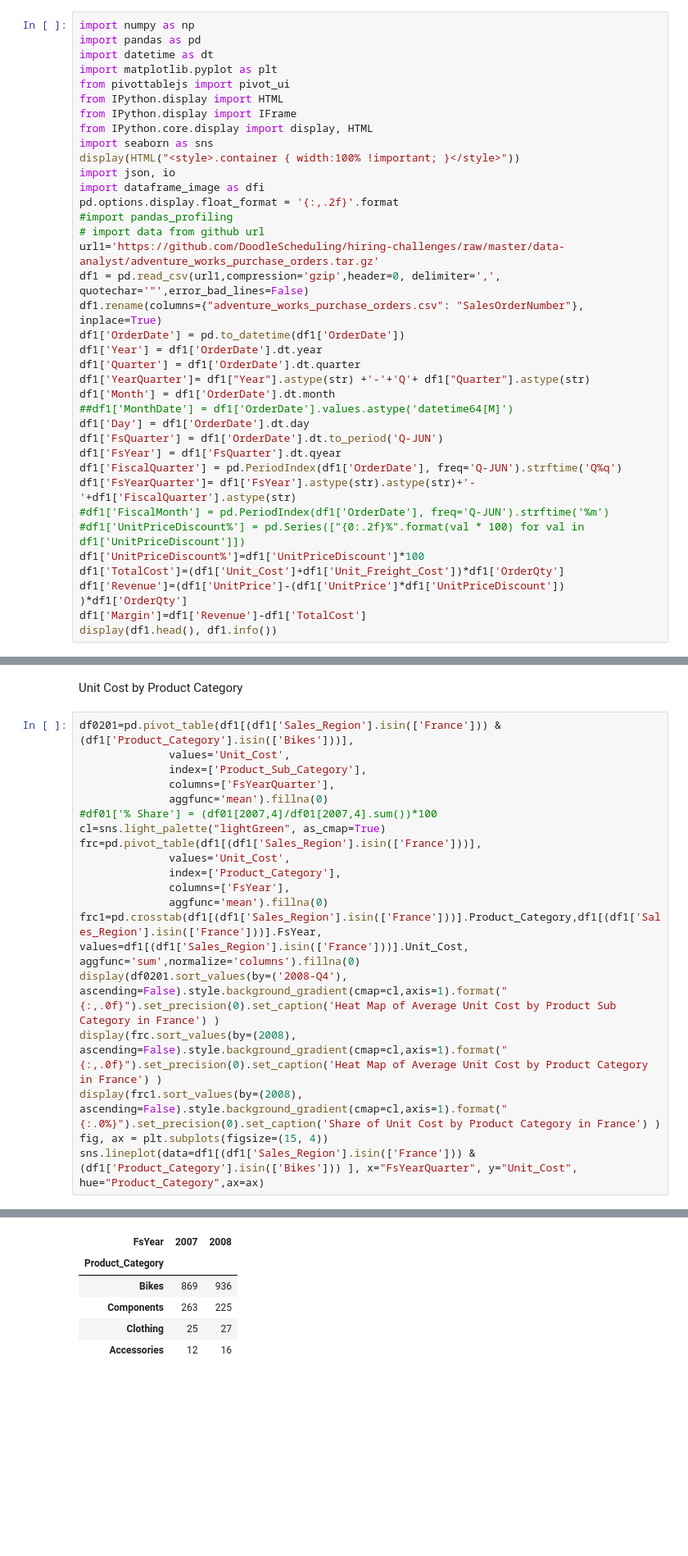
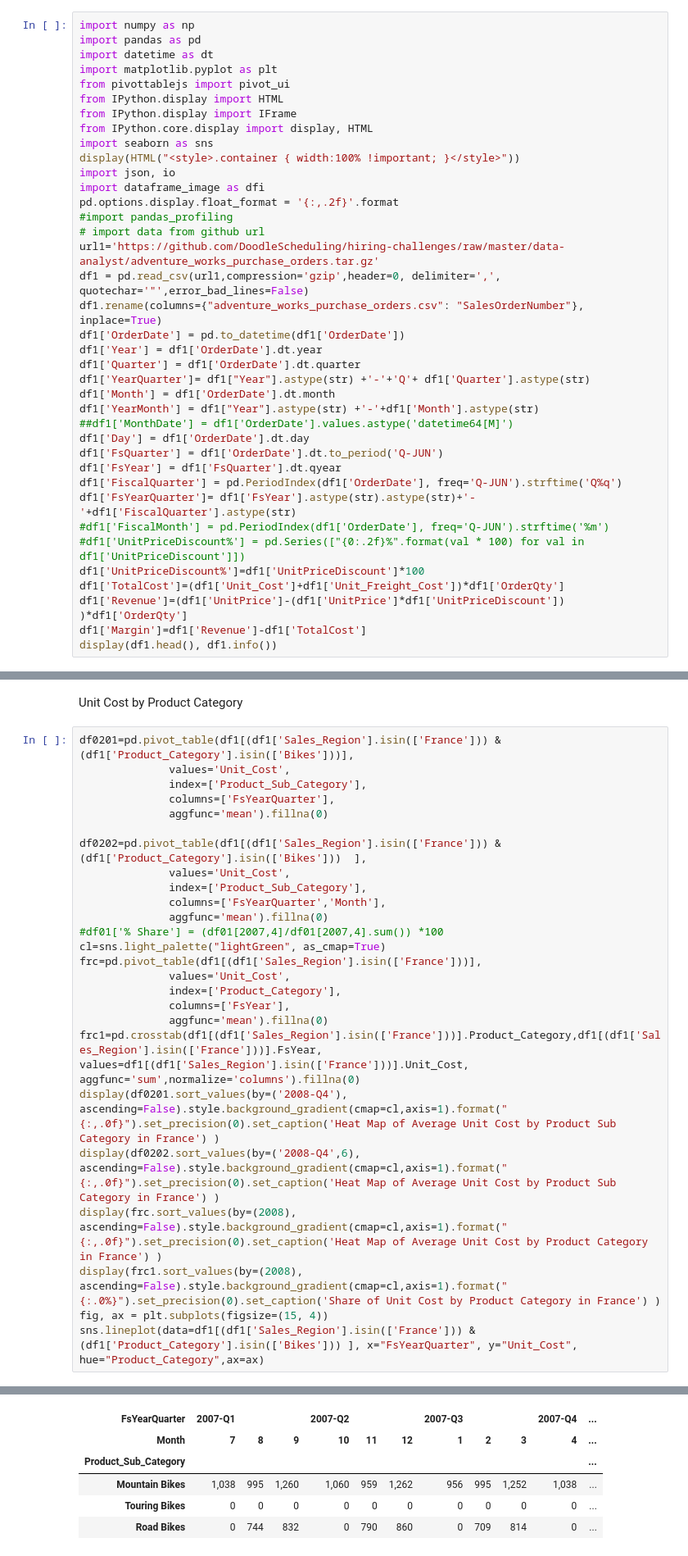
Before and after one commit to atimad/Adventure-Works-Cycles-Analysis, a Jupyter notebook: Cycles.ipynb, the cells around one changed output, grey strips where cells are left out. Shown at 82% size. Cells and saved outputs as stored; diff of their text form; blank space fills up the shorter version.

```diff
--- a/Cycles.ipynb
+++ b/Cycles.ipynb
@@ -22,8 +22,9 @@ df1.rename(columns={"adventure_works_purchase_orders.csv": "SalesOrderNumber"},
 df1['OrderDate'] = pd.to_datetime(df1['OrderDate'])
 df1['Year'] = df1['OrderDate'].dt.year
 df1['Quarter'] = df1['OrderDate'].dt.quarter
-df1['YearQuarter']= df1["Year"].astype(str) +'-'+'Q'+ df1["Quarter"].astype(str)
+df1['YearQuarter']= df1["Year"].astype(str) +'-'+'Q'+ df1['Quarter'].astype(str)
 df1['Month'] = df1['OrderDate'].dt.month
+df1['YearMonth'] = df1["Year"].astype(str) +'-'+df1['Month'].astype(str)
 ##df1['MonthDate'] = df1['OrderDate'].values.astype('datetime64[M]')
 df1['Day'] = df1['OrderDate'].dt.day
 df1['FsQuarter'] = df1['OrderDate'].dt.to_period('Q-JUN')
@@ -169,7 +170,13 @@ df0201=pd.pivot_table(df1[(df1['Sales_Region'].isin(['France'])) & (df1['Product
               index=['Product_Sub_Category'],
               columns=['FsYearQuarter'],
               aggfunc='mean').fillna(0)
-#df01['% Share'] = (df01[2007,4]/df01[2007,4].sum())*100
+
+df0202=pd.pivot_table(df1[(df1['Sales_Region'].isin(['France'])) & (df1['Product_Category'].isin(['Bikes']))  ],
+              values='Unit_Cost',
+              index=['Product_Sub_Category'],
+              columns=['FsYearQuarter','Month'],
+              aggfunc='mean').fillna(0)
+#df01['% Share'] = (df01[2007,4]/df01[2007,4].sum()) *100
 cl=sns.light_palette("lightGreen", as_cmap=True)
 frc=pd.pivot_table(df1[(df1['Sales_Region'].isin(['France']))],
               values='Unit_Cost',
@@ -178,6 +185,7 @@ frc=pd.pivot_table(df1[(df1['Sales_Region'].isin(['France']))],
               aggfunc='mean').fillna(0)
 frc1=pd.crosstab(df1[(df1['Sales_Region'].isin(['France']))].Product_Category,df1[(df1['Sales_Region'].isin(['France']))].FsYear, values=df1[(df1['Sales_Region'].isin(['France']))].Unit_Cost, aggfunc='sum',normalize='columns').fillna(0)
 display(df0201.sort_values(by=('2008-Q4'), ascending=False).style.background_gradient(cmap=cl,axis=1).format("{:,.0f}").set_precision(0).set_caption('Heat Map of Average Unit Cost by Product Sub Category in France') )
+display(df0202.sort_values(by=('2008-Q4',6), ascending=False).style.background_gradient(cmap=cl,axis=1).format("{:,.0f}").set_precision(0).set_caption('Heat Map of Average Unit Cost by Product Sub Category in France') )
 display(frc.sort_values(by=(2008), ascending=False).style.background_gradient(cmap=cl,axis=1).format("{:,.0f}").set_precision(0).set_caption('Heat Map of Average Unit Cost by Product Category in France') )
 display(frc1.sort_values(by=(2008), ascending=False).style.background_gradient(cmap=cl,axis=1).format("{:.0%}").set_precision(0).set_caption('Share of Unit Cost by Product Category in France') )
 fig, ax = plt.subplots(figsize=(15, 4))
@@ -193,6 +201,6 @@ Heat Map of Average Unit Cost by Product Category in France
-| FsYear | 2007 | 2008 |
-| Product_Category |  |  |
-| Bikes | 869 | 936 |
-| Components | 263 | 225 |
-| Clothing | 25 | 27 |
-| Accessories | 12 | 16 |
+| FsYearQuarter | 2007-Q1 |  |  | 2007-Q2 |  |  | 2007-Q3 |  |  | 2007-Q4 | ... |
+| Month | 7 | 8 | 9 | 10 | 11 | 12 | 1 | 2 | 3 | 4 | ... |
+| Product_Sub_Category |  |  |  |  |  |  |  |  |  |  | ... |
+| Mountain Bikes | 1,038 | 995 | 1,260 | 1,060 | 959 | 1,262 | 956 | 995 | 1,252 | 1,038 | ... |
+| Touring Bikes | 0 | 0 | 0 | 0 | 0 | 0 | 0 | 0 | 0 | 0 | ... |
+| Road Bikes | 0 | 744 | 832 | 0 | 790 | 860 | 0 | 709 | 814 | 0 | ... |
```
Also changed, not shown: parts of 4 cells of this notebook, 1 other file.
